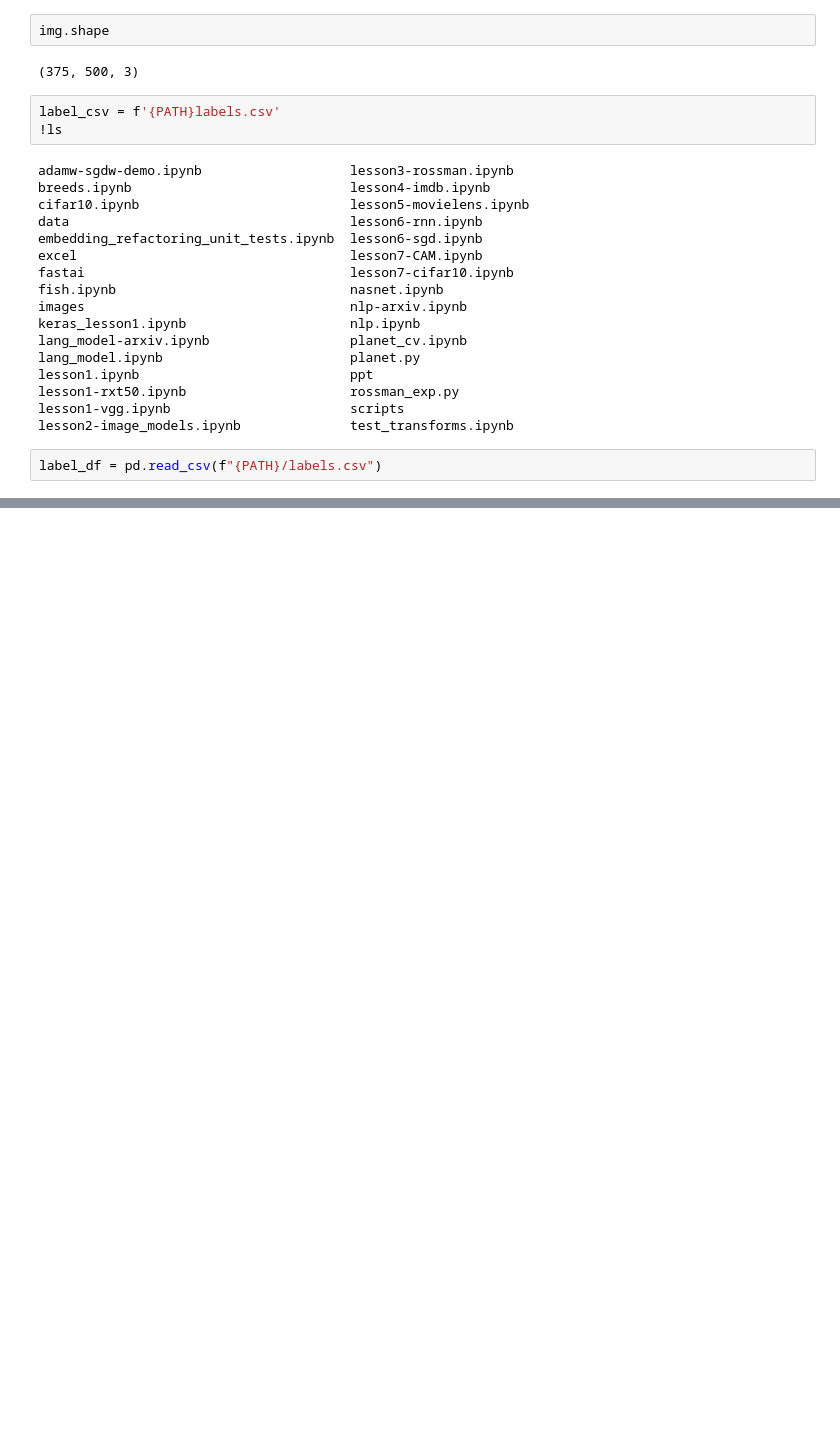
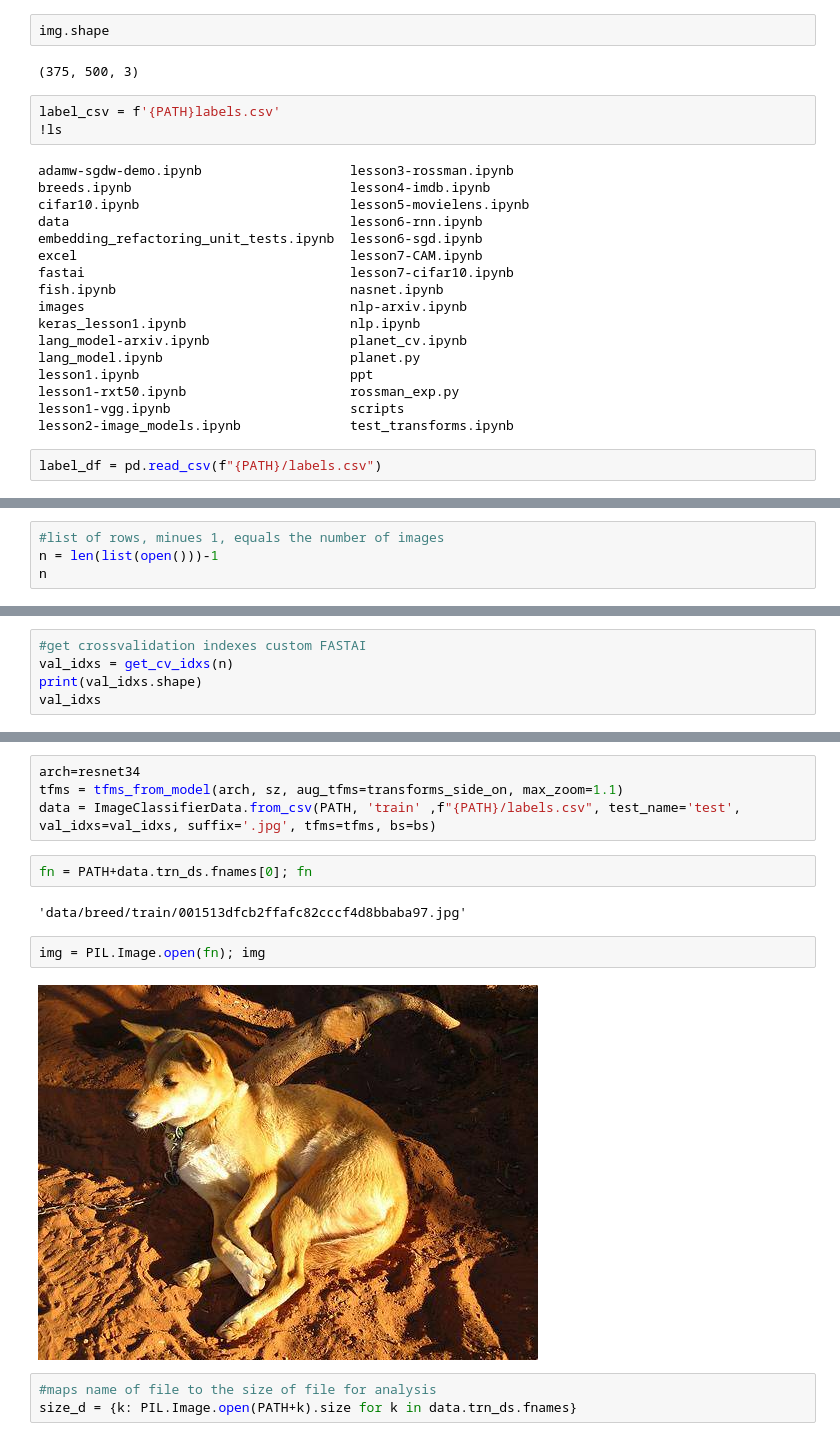
Before and after one commit to c1505/fastai, a Jupyter notebook: courses/dl1/breeds.ipynb, the cells around one changed output, grey strips where cells are left out. Cells and saved outputs as stored; diff of their text form; blank space fills up the shorter version.

```diff
--- a/courses/dl1/breeds.ipynb
+++ b/courses/dl1/breeds.ipynb
@@ -69,0 +88,4 @@ label_df = pd.read_csv(f"{PATH}/labels.csv")
+# %%
+#list of rows, minues 1, equals the number of images
+n = len(list(open()))-1
+n
@@ -69,0 +116,5 @@ label_df = pd.read_csv(f"{PATH}/labels.csv")
+# %%
+#get crossvalidation indexes custom FASTAI
+val_idxs = get_cv_idxs(n)
+print(val_idxs.shape)
+val_idxs
@@ -69,0 +129,15 @@ label_df = pd.read_csv(f"{PATH}/labels.csv")
+# %%
+arch=resnet34
+tfms = tfms_from_model(arch, sz, aug_tfms=transforms_side_on, max_zoom=1.1)
+data = ImageClassifierData.from_csv(PATH, 'train' ,f"{PATH}/labels.csv", test_name='test', val_idxs=val_idxs, suffix='.jpg', tfms=tfms, bs=bs)
+# %%
+fn = PATH+data.trn_ds.fnames[0]; fn
+# %% [output]
+'data/breed/train/001513dfcb2ffafc82cccf4d8bbaba97.jpg'
+# %%
+img = PIL.Image.open(fn); img
+# %% [output]
+[figure, added]
+# %%
+#maps name of file to the size of file for analysis
+size_d = {k: PIL.Image.open(PATH+k).size for k in data.trn_ds.fnames}
```
Also changed, not shown: parts of 23 cells of this notebook.
